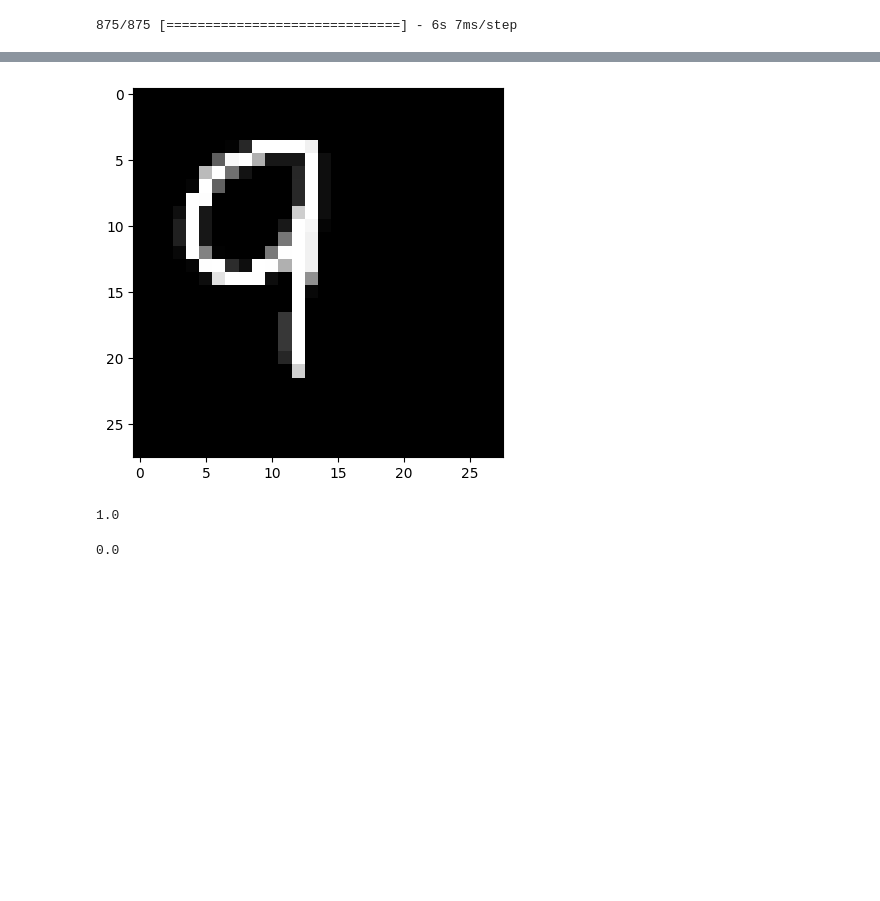
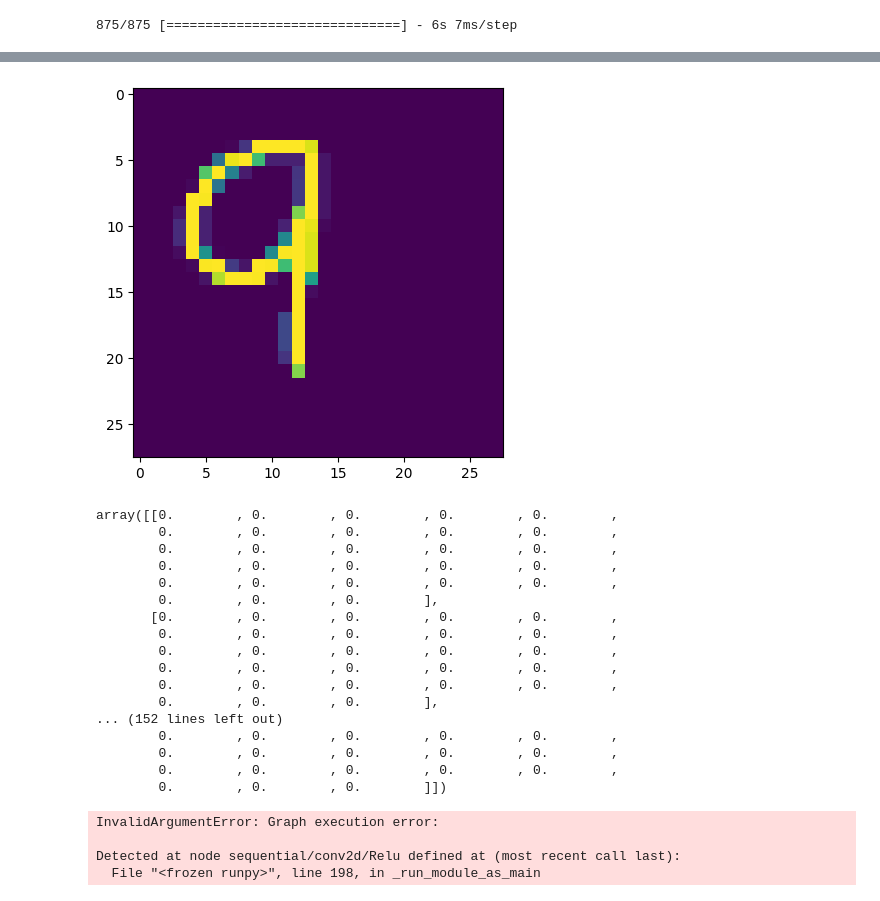
Before and after one commit to Ian-Mei/Digit-Recognizer, a Jupyter notebook: training_model.ipynb, the cells around one changed output, grey strips where cells are left out. Drawn from its saved outputs; the diff is of its cells as text; code cells hidden in the pictures; blank space fills up the shorter version.

```diff
--- a/training_model.ipynb
+++ b/training_model.ipynb
@@ -145,0 +154,8 @@ array([[0.01857644, 0.16586967, 0.2705715 , 0.01057088, 0.14498566,
+# %%
+data = pd.read_csv("data.csv")
+data = data.drop('Unnamed: 0', axis=1)
+np_data = data.values
+np_data = np_data.transpose()
+display(np_data.shape)
+reshaped_data = np_data.reshape(-1,28, 28,1)
+model.predict(reshaped_data)
@@ -146,14 +168,34 @@ array([[0.01857644, 0.16586967, 0.2705715 , 0.01057088, 0.14498566,
 # %%
 import matplotlib.pyplot as plt
 
 # Assuming reshaped_data is correctly reshaped to (-1, 28, 28, 1)
 # Visualize the first image
-plt.imshow(reshaped_data[0, :, :, 0], cmap='gray')
+plt.imshow(reshaped_data[0, :, :, 0])
 plt.show()
+display(reshaped_data[0, :, :, 0])
 # %% [output]
-[figure, old version]
+[figure, new version]
+array([[0.        , 0.        , 0.        , 0.        , 0.        ,
+        0.        , 0.        , 0.        , 0.        , 0.        ,
+        0.        , 0.        , 0.        , 0.        , 0.        ,
+        0.        , 0.        , 0.        , 0.        , 0.        ,
+        0.        , 0.        , 0.        , 0.        , 0.        ,
+        0.        , 0.        , 0.        ],
+       [0.        , 0.        , 0.        , 0.        , 0.        ,
+        0.        , 0.        , 0.        , 0.        , 0.        ,
+        0.        , 0.        , 0.        , 0.        , 0.        ,
+        0.        , 0.        , 0.        , 0.        , 0.        ,
+        0.        , 0.        , 0.        , 0.        , 0.        ,
+        0.        , 0.        , 0.        ],
+... (152 lines left out)
+        0.        , 0.        , 0.        , 0.        , 0.        ,
+        0.        , 0.        , 0.        , 0.        , 0.        ,
+        0.        , 0.        , 0.        , 0.        , 0.        ,
+        0.        , 0.        , 0.        ]])
-# %%
-display(reshaped_data.max(), reshaped_data.min())
-# %% [output]
-1.0
-0.0
+# %%
+model
+# %% [output]
+InvalidArgumentError: Graph execution error:
+
+Detected at node sequential/conv2d/Relu defined at (most recent call last):
+  File "<frozen runpy>", line 198, in _run_module_as_main
```
Also changed, not shown: parts of 8 cells of this notebook, 4 other files.
